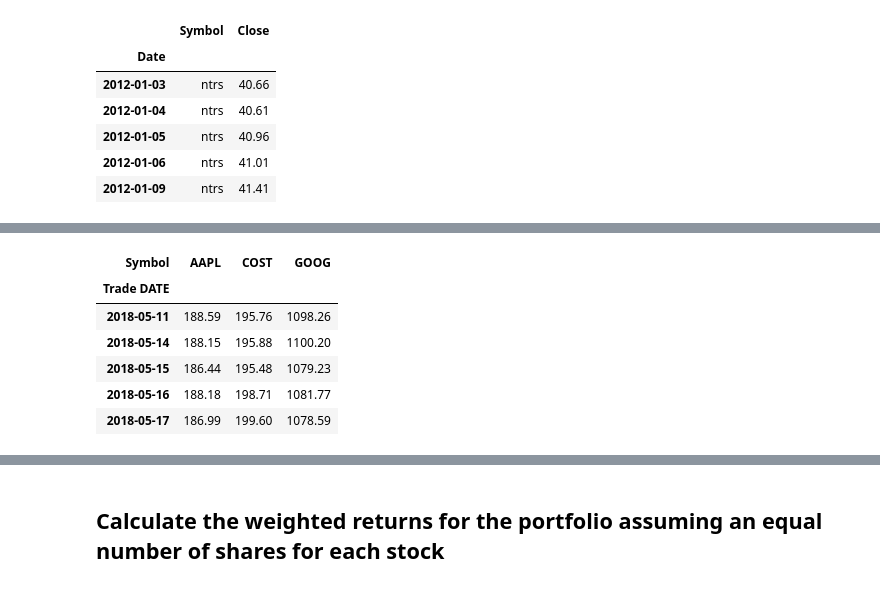
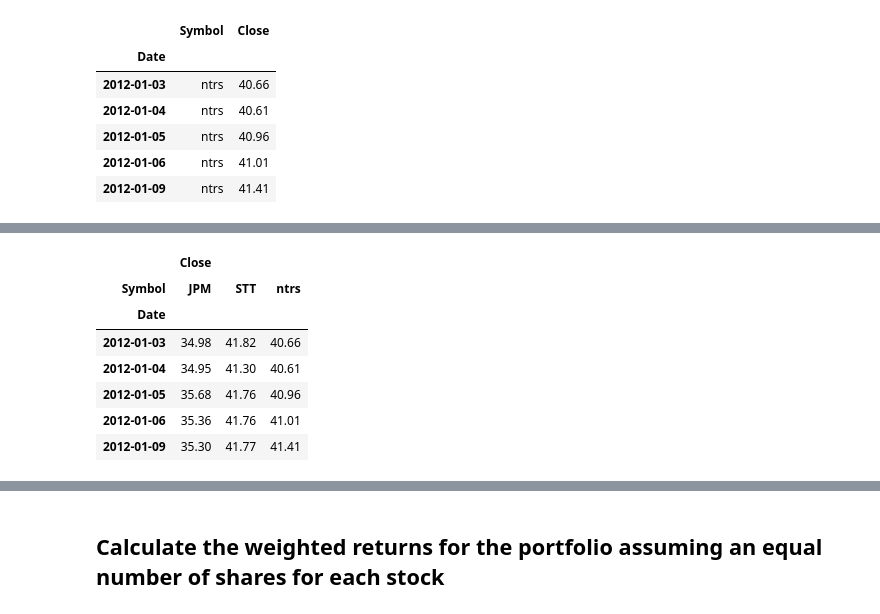
Before and after one commit to AMoran0121/Homework, a Jupyter notebook: Week 4/whale_analysis-AM.ipynb, the cells around one changed output, grey strips where cells are left out. Drawn from its saved outputs; the diff is of its cells as text; code cells hidden in the pictures.

```diff
--- a/Week 4/whale_analysis-AM.ipynb
+++ b/Week 4/whale_analysis-AM.ipynb
@@ -495,5 +477,5 @@ combined_df.head()
 # %%
 # Reset the index
-combined_df.set_index(jpm_df['Date'])
+combined_df.reset_index(inplace = True)
 combined_df.head()
 # %% [output]
@@ -501,11 +488,15 @@ KeyError: 'Date'
 # %%
 # Pivot so that each column of prices represents a unique symbol
 # YOUR CODE HERE
+
+combined_pivot = pd.pivot_table(combined_df, index='Date', columns=('Symbol'))
+combined_pivot.head()
 # %% [output]
-| Symbol | AAPL | COST | GOOG |
-| Trade DATE |  |  |  |
-| 2018-05-11 | 188.59 | 195.76 | 1098.26 |
-| 2018-05-14 | 188.15 | 195.88 | 1100.20 |
-| 2018-05-15 | 186.44 | 195.48 | 1079.23 |
-| 2018-05-16 | 188.18 | 198.71 | 1081.77 |
-| 2018-05-17 | 186.99 | 199.60 | 1078.59 |
+|  | Close |  |  |
+| Symbol | JPM | STT | ntrs |
+| Date |  |  |  |
+| 2012-01-03 | 34.98 | 41.82 | 40.66 |
+| 2012-01-04 | 34.95 | 41.30 | 40.61 |
+| 2012-01-05 | 35.68 | 41.76 | 40.96 |
+| 2012-01-06 | 35.36 | 41.76 | 41.01 |
+| 2012-01-09 | 35.30 | 41.77 | 41.41 |
```
Also changed, not shown: parts of 28 cells of this notebook.
